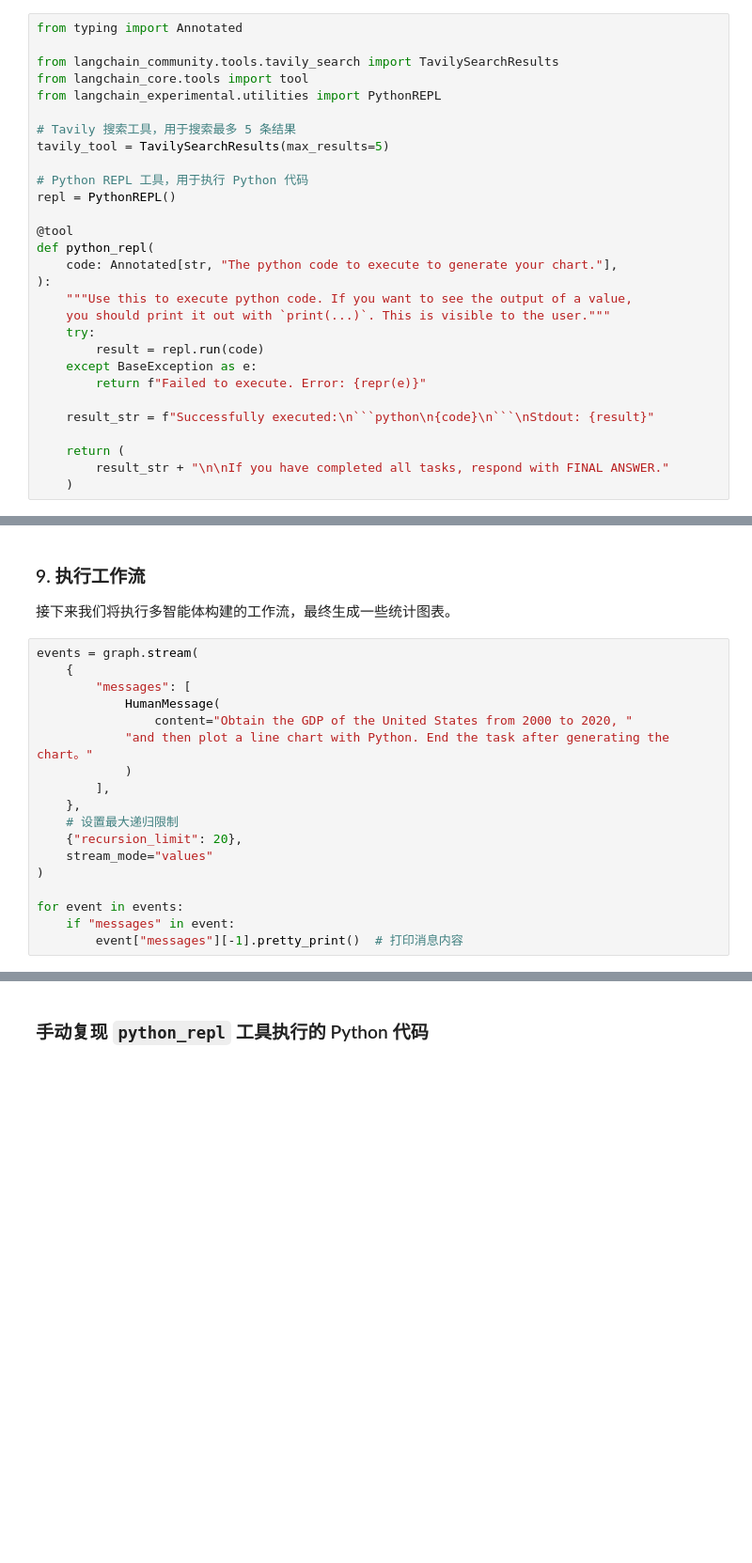
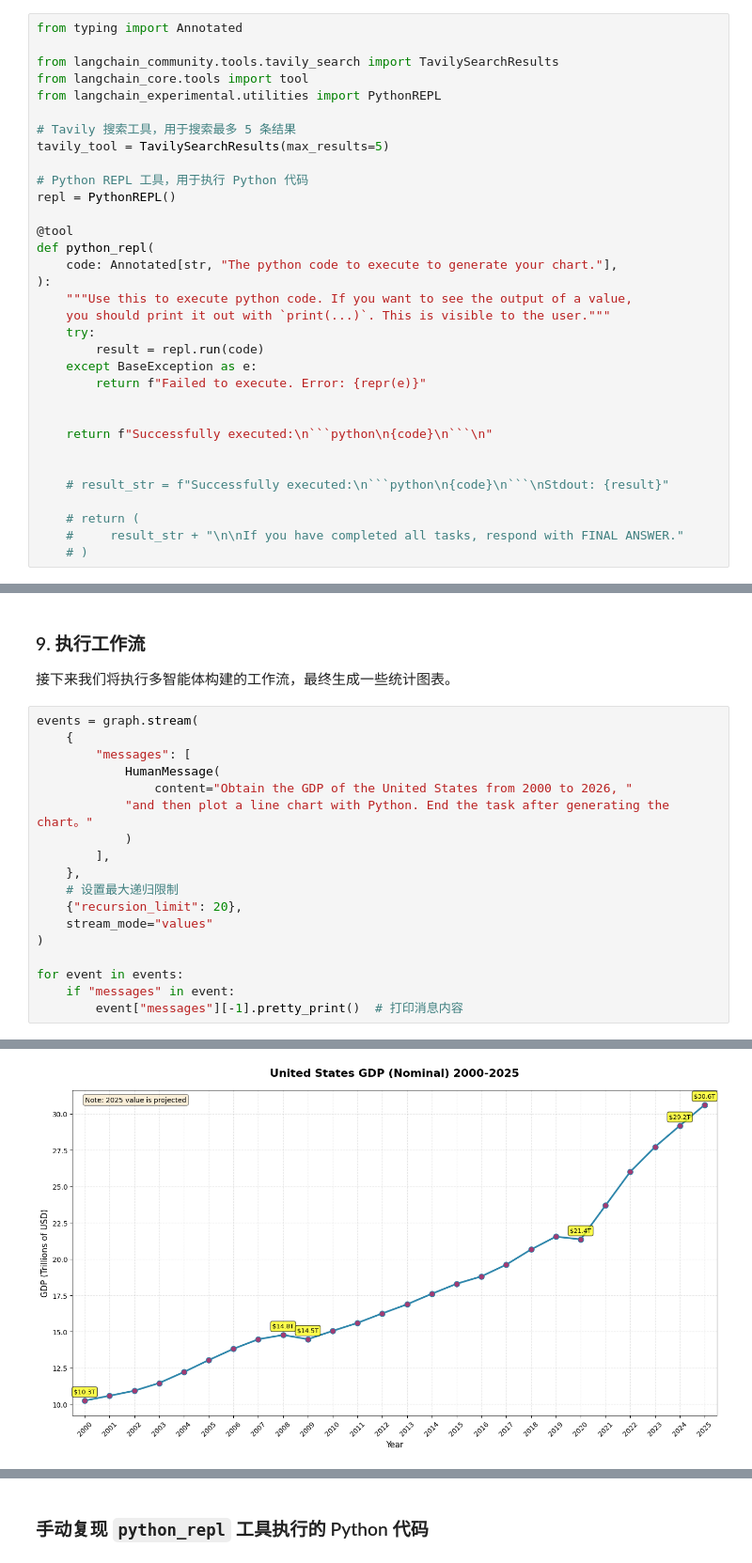
Before and after one commit to haibarassm/openai-quickstart, a Jupyter notebook: langchain/langgraph/multi_agent_collaboration.ipynb, the cells around one changed output, grey strips where cells are left out. Shown at 94% size. Drawn from its saved outputs; the diff is of its cells as text; blank space fills up the shorter version.

````diff
--- a/langchain/langgraph/multi_agent_collaboration.ipynb
+++ b/langchain/langgraph/multi_agent_collaboration.ipynb
@@ -150,11 +150,15 @@ def python_repl(
     except BaseException as e:
         return f"Failed to execute. Error: {repr(e)}"
 
-    result_str = f"Successfully executed:\n```python\n{code}\n```\nStdout: {result}"
 
-    return (
-        result_str + "\n\nIf you have completed all tasks, respond with FINAL ANSWER."
-    )
+    return f"Successfully executed:\n```python\n{code}\n```\n"
+
+
+    # result_str = f"Successfully executed:\n```python\n{code}\n```\nStdout: {result}"
+
+    # return (
+    #     result_str + "\n\nIf you have completed all tasks, respond with FINAL ANSWER."
+    # )
 # %% [markdown]
 -----------
 
@@ -586,7 +682,7 @@ events = graph.stream(
     {
         "messages": [
             HumanMessage(
-                content="Obtain the GDP of the United States from 2000 to 2020, "
+                content="Obtain the GDP of the United States from 2000 to 2026, "
             "and then plot a line chart with Python. End the task after generating the chart。"
             )
         ],
@@ -619,0 +734 @@ FINAL ANSWER
+[figure, added]
````
Also changed, not shown: parts of 9 cells of this notebook.
